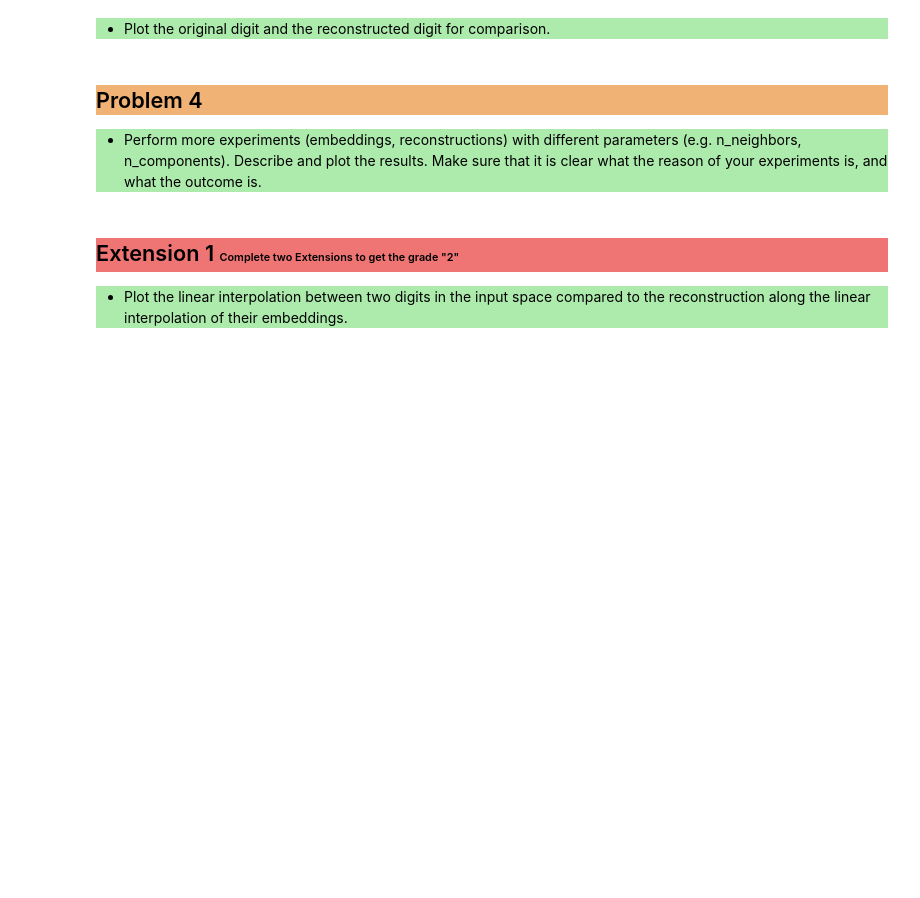
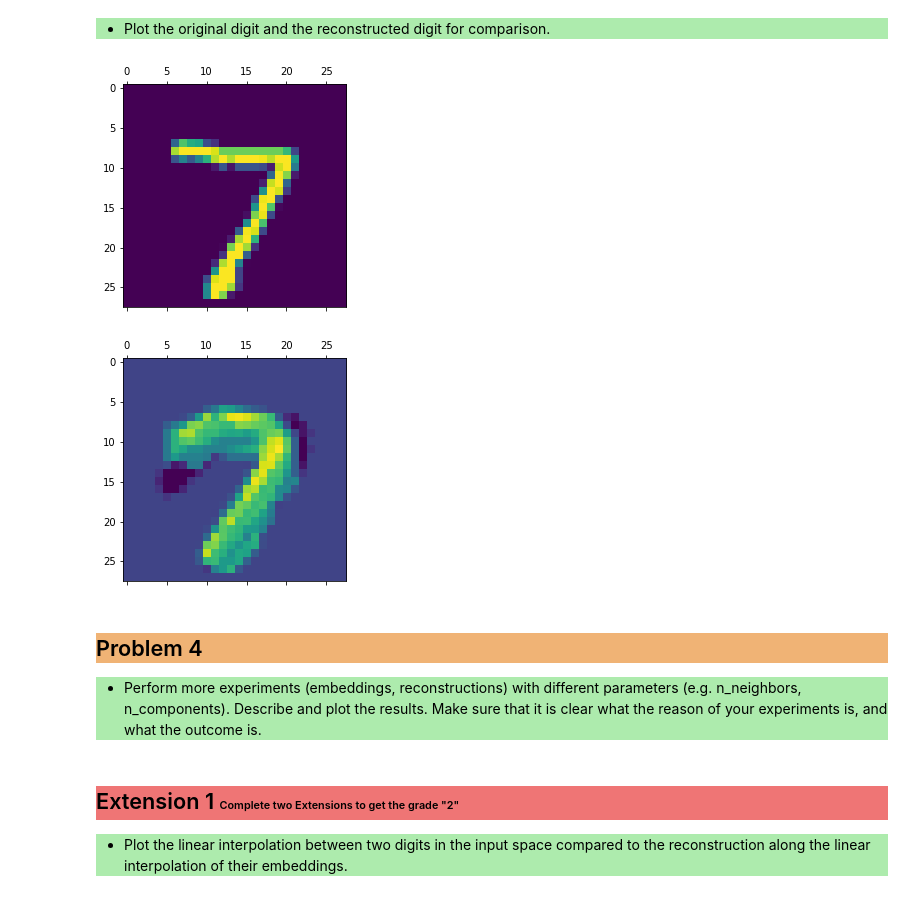
Before and after one commit to SimiPro/slt-exercises, a Jupyter notebook: slt-ce-1.ipynb, the cells around one changed output. Drawn from its saved outputs; the diff is of its cells as text; code cells hidden in the pictures; blank space fills up the shorter version.

Commit message:
add reconstruction of digit

```diff
--- a/slt-ce-1.ipynb
+++ b/slt-ce-1.ipynb
@@ -330,6 +334,14 @@ NameError: name 'K' is not defined
         Plot the original digit and the reconstructed digit for comparison.
         </li>
     </ul>
+# %%
+plt.matshow(mnist.test.images[0].reshape(28,28))
+plt.show()
+plt.matshow(reconstructed_digit.reshape(28,28))
+plt.show()
+# %% [output]
+[figure, added]
+[figure, added]
 # %% [markdown]
 <h2 style="background-color:#f0b375;"> Problem 4 </h2>
 
```
Also changed, not shown: parts of 2 cells of this notebook.
